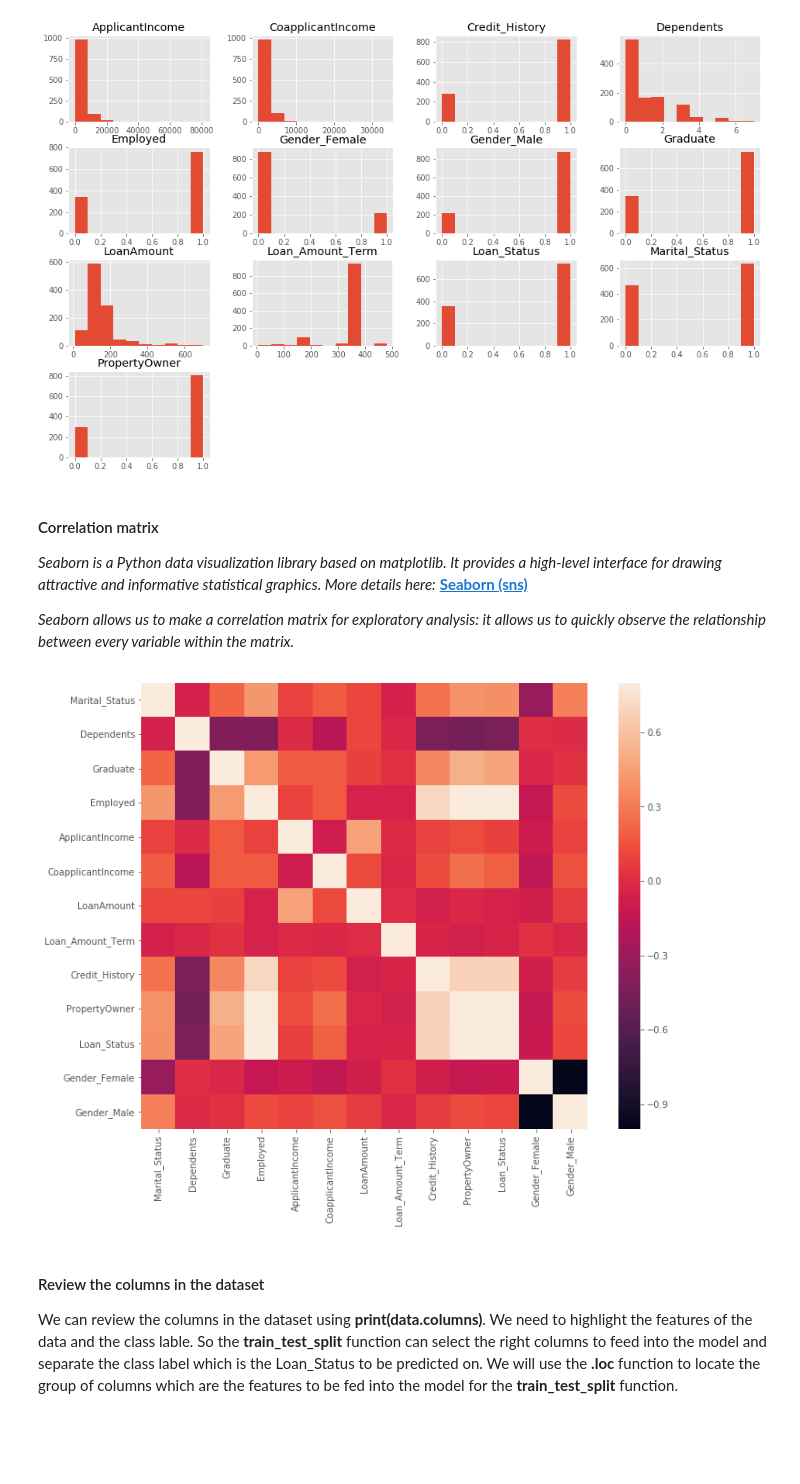
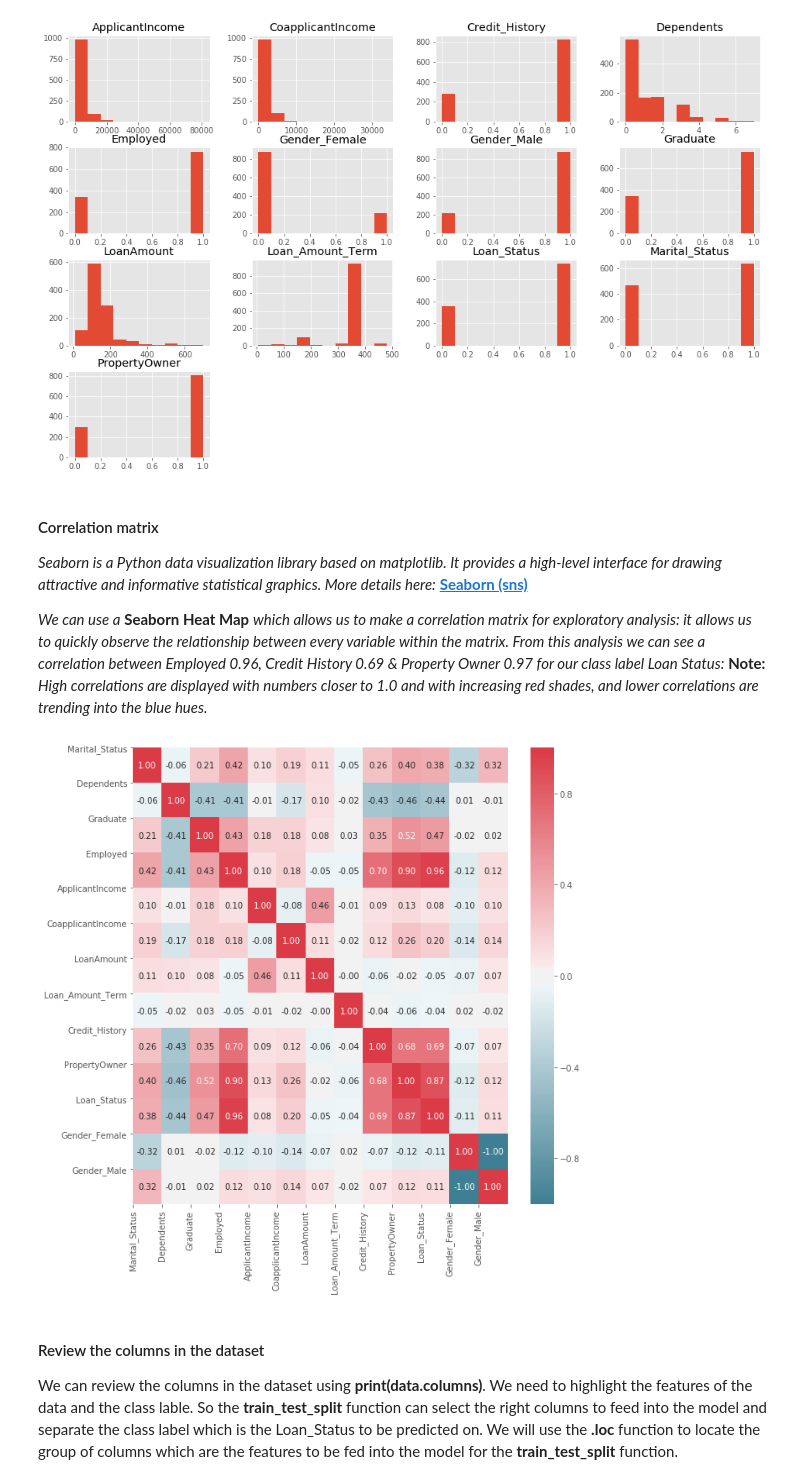
Before and after one commit to tullshaun/MachineLearning, a Jupyter notebook: 1. Loan Application Data Pre-processing.ipynb, the cells around one changed output. Saved outputs shown, nothing was run; the diff lists cells and outputs as text; code cells hidden in the pictures; blank space fills up the shorter version.

```diff
--- a/1. Loan Application Data Pre-processing.ipynb
+++ b/1. Loan Application Data Pre-processing.ipynb
@@ -202,14 +264,24 @@ plt.show()
 ####  Correlation matrix
 *Seaborn is a Python data visualization library based on matplotlib. It provides a high-level interface for drawing attractive and informative statistical graphics. More details here:*  __[Seaborn  (sns)](https://seaborn.pydata.org/)__
 
-*Seaborn allows us to make a correlation matrix for exploratory analysis: it allows us to quickly observe the relationship between every variable within the matrix.*
+*We can use a* **Seaborn Heat Map** *which allows us to make a correlation matrix for exploratory analysis: it allows us to quickly observe the relationship between every variable within the matrix. From this analysis we can see a correlation between Employed 0.96, Credit History 0.69 & Property Owner 0.97 for our class label Loan Status:* **Note:**  *High correlations are displayed with numbers closer to 1.0 and with increasing red shades, and lower correlations are trending into the blue hues.*
-# %%
-corrmat = data.corr()
-fig = plt.figure(figsize = (12, 9))
-sns.heatmap(corrmat, vmax = .8, square = True)
-plt.show()
-# %% [output]
-[figure, removed]
+# %%
+corr = data.corr()
+#figsize to set the size of the image
+fig, ax = plt.subplots(figsize=(10, 10))
+#Make a diverging palette between two HUSL colors: https://seaborn.pydata.org/generated/seaborn.diverging_palette.html
+colormap = sns.diverging_palette(220, 10, as_cmap=True)
+
+# Draw a heatmap with the numeric values in each cell
+sns.heatmap(corr, cmap=colormap, annot=True, fmt=".2f")
+
+plt.xticks(range(len(corr.columns)), corr.columns);
+plt.yticks(range(len(corr.columns)), corr.columns)
+
+#plt.show displays the image
+plt.show()
+# %% [output]
+[figure, added]
 # %% [markdown]
 #### Review the columns in the dataset
 We can review the columns in the dataset using **print(data.columns)**. We need to highlight the features of the data and the class lable. So the **train_test_split** function can select the right columns to feed into the model and separate the class label which is the Loan_Status to be predicted on. We will use the **.loc** function to locate the group of columns which are the features to be fed into the model for the **train_test_split** function.
```
Also changed, not shown: parts of 9 cells of this notebook, 1 other file.
